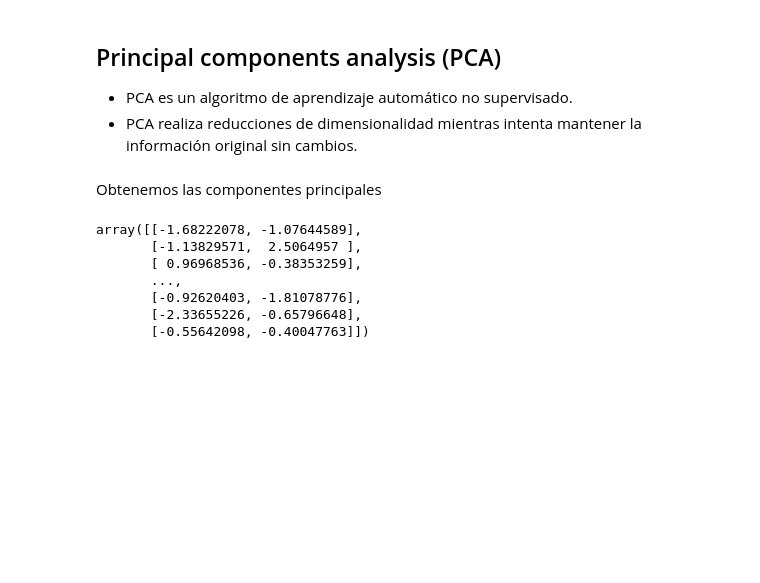
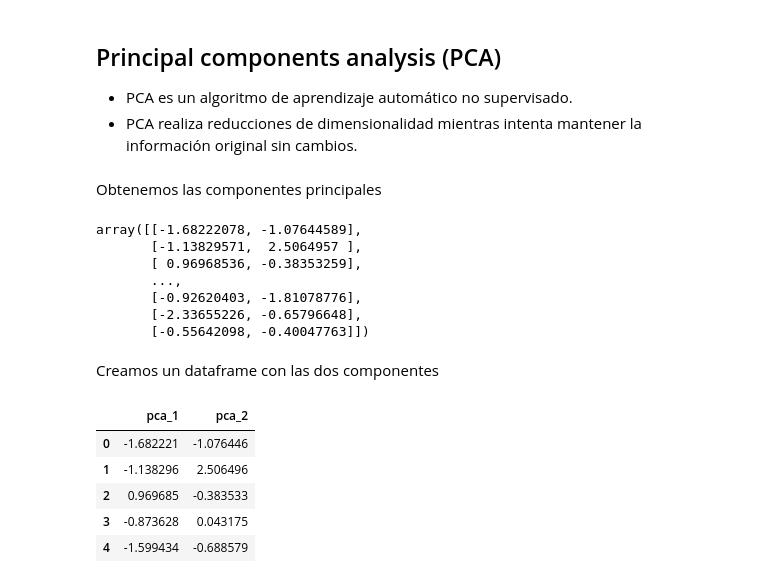
Before and after one commit to FaustinoAndres/customer_classification_with_K-Means, a Jupyter notebook: customer_classification_with_K-Means.ipynb, the cells around one changed output. Saved outputs shown, nothing was run; the diff lists cells and outputs as text; code cells hidden in the pictures; blank space fills up the shorter version.

```diff
--- a/customer_classification_with_K-Means.ipynb
+++ b/customer_classification_with_K-Means.ipynb
@@ -434,3 +434,15 @@ array([[-1.68222078, -1.07644589],
        [-0.92620403, -1.81078776],
        [-2.33655226, -0.65796648],
        [-0.55642098, -0.40047763]])
+# %% [markdown]
+Creamos un dataframe con las dos componentes
+# %%
+pca_df = pd.DataFrame(data = principal_comp, columns=['pca_1', 'pca_2'])
+pca_df.head()
+# %% [output]
+|  | pca_1 | pca_2 |
+| 0 | -1.682221 | -1.076446 |
+| 1 | -1.138296 | 2.506496 |
+| 2 | 0.969685 | -0.383533 |
+| 3 | -0.873628 | 0.043175 |
+| 4 | -1.599434 | -0.688579 |
```
Also changed, not shown: parts of 3 cells of this notebook.
